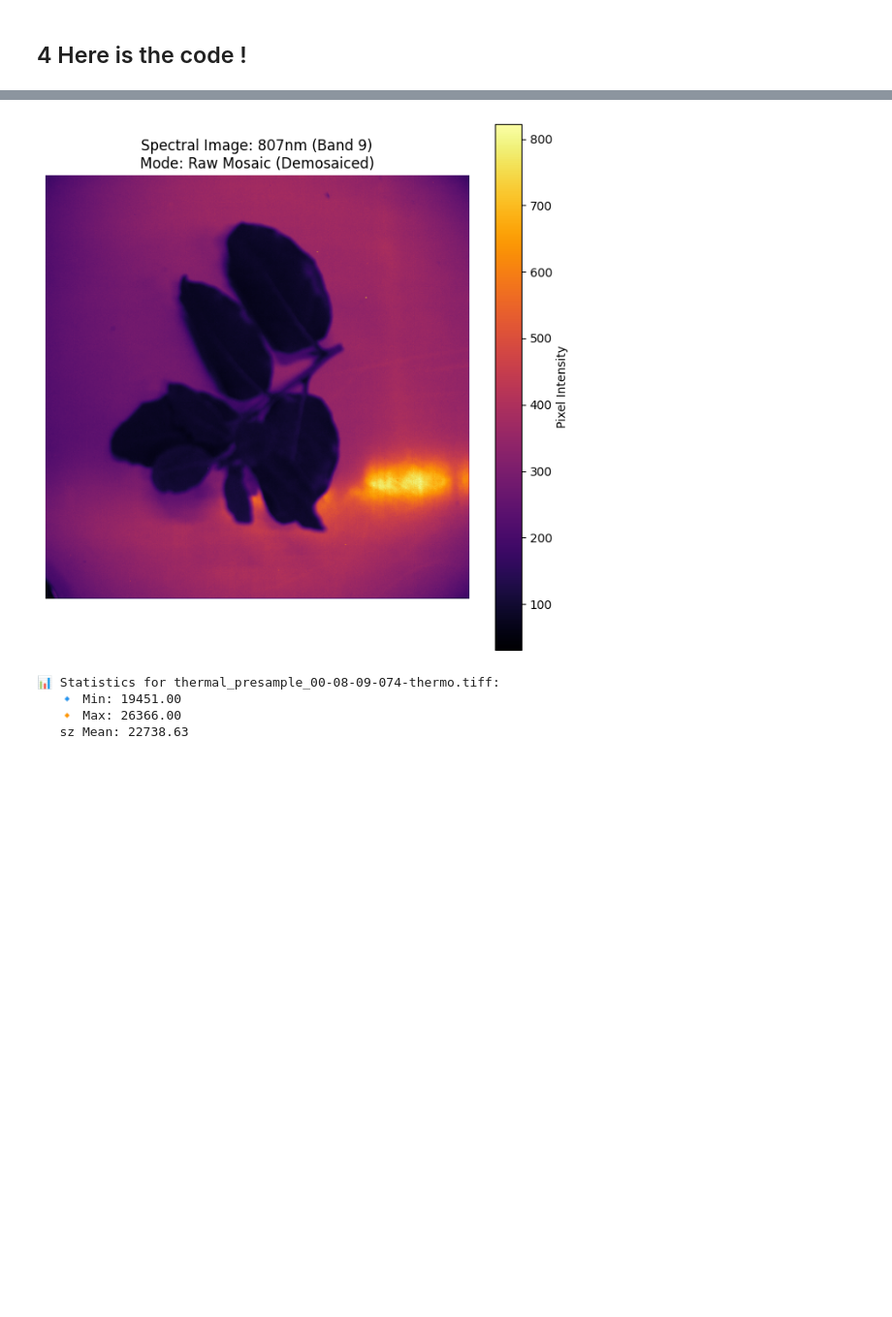
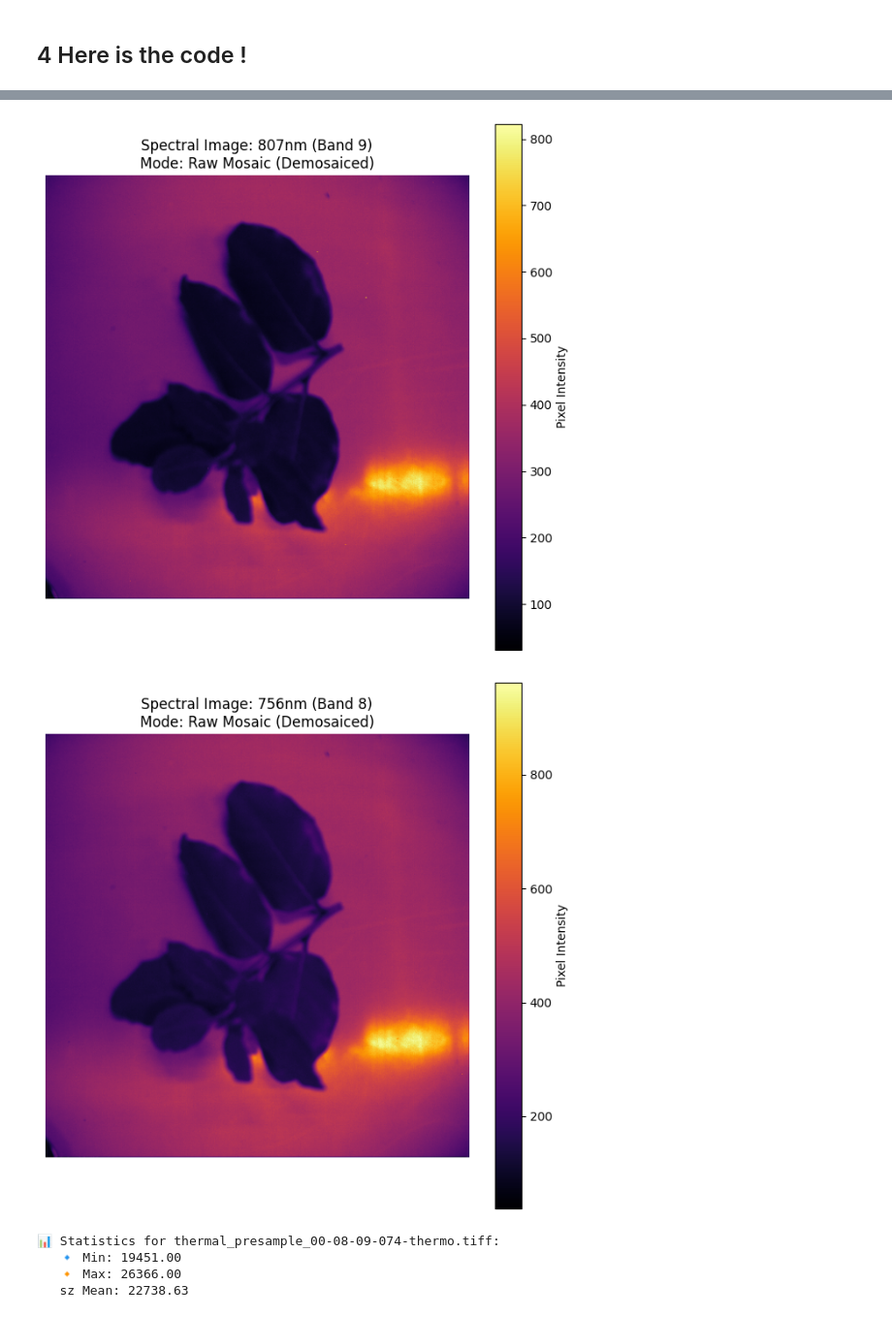
Before and after one commit to AntoineHERBAUX/CROPSENSE, a Jupyter notebook: CROPSENSE.ipynb, the cells around one changed output, grey strips where cells are left out. Shown at 97% size. Cells and saved outputs as stored; diff of their text form; code cells hidden in the pictures; blank space fills up the shorter version.

```diff
--- a/CROPSENSE.ipynb
+++ b/CROPSENSE.ipynb
@@ -1127,9 +1464,10 @@ def show_thermal_image(filepath):
 # %%
 # Example 1: Show band by Index (0 = 410nm)
 show_spectral_channel("C:/CROPSENSE/CROPSENSE_DATA/2025-12-10/test/Spectral/test_20251201_153000_830_00000000_raw.tiff", channel_index=8)
 
 # Example 2: Show band by Wavelength (e.g., Red Edge 756nm)
-#show_spectral_channel("C:/CROPSENSE/CROPSENSE_DATA/2025-12-10/test/Spectral/test_20251201_153000_830_00000000_raw.tiff", wavelength=756)
+show_spectral_channel("C:/CROPSENSE/CROPSENSE_DATA/2025-12-10/test/Spectral/test_20251201_153000_830_00000000_raw.tiff", wavelength=756)
 # %% [output]
 [figure]
+[figure, added]
 # %%
```
Also changed, not shown: parts of 19 cells of this notebook, 1 other file.
